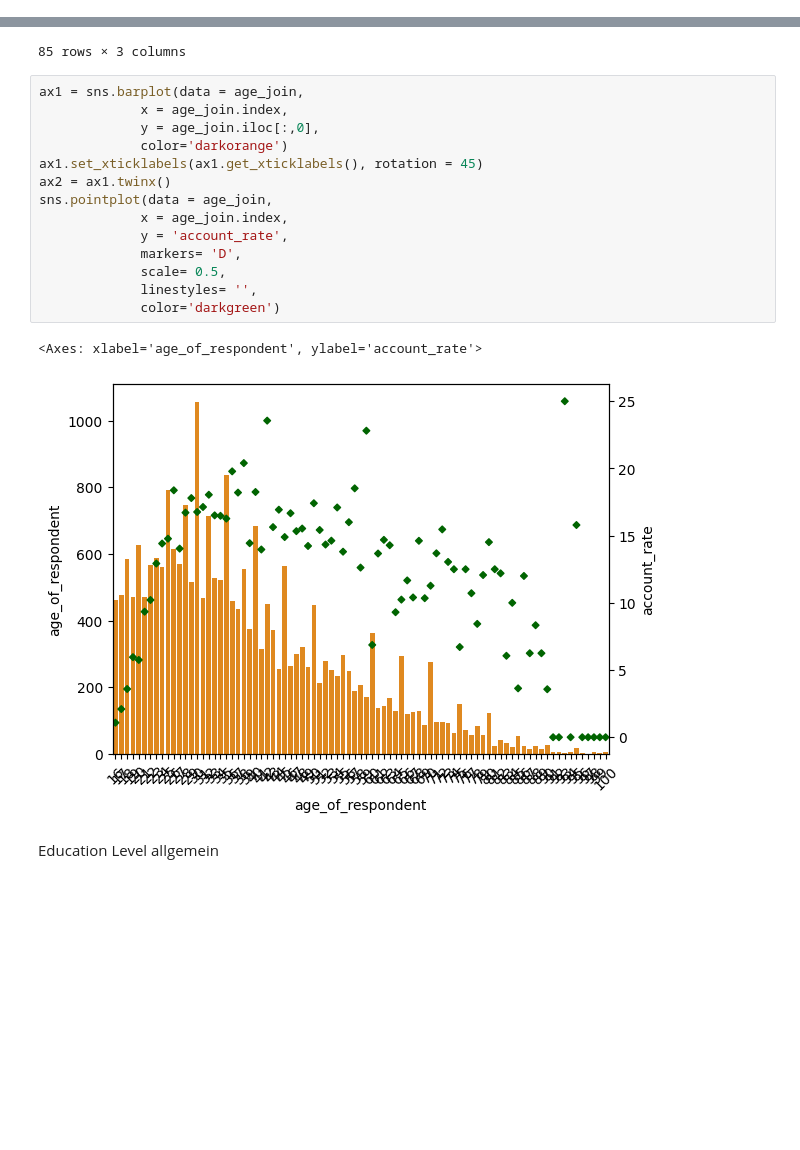
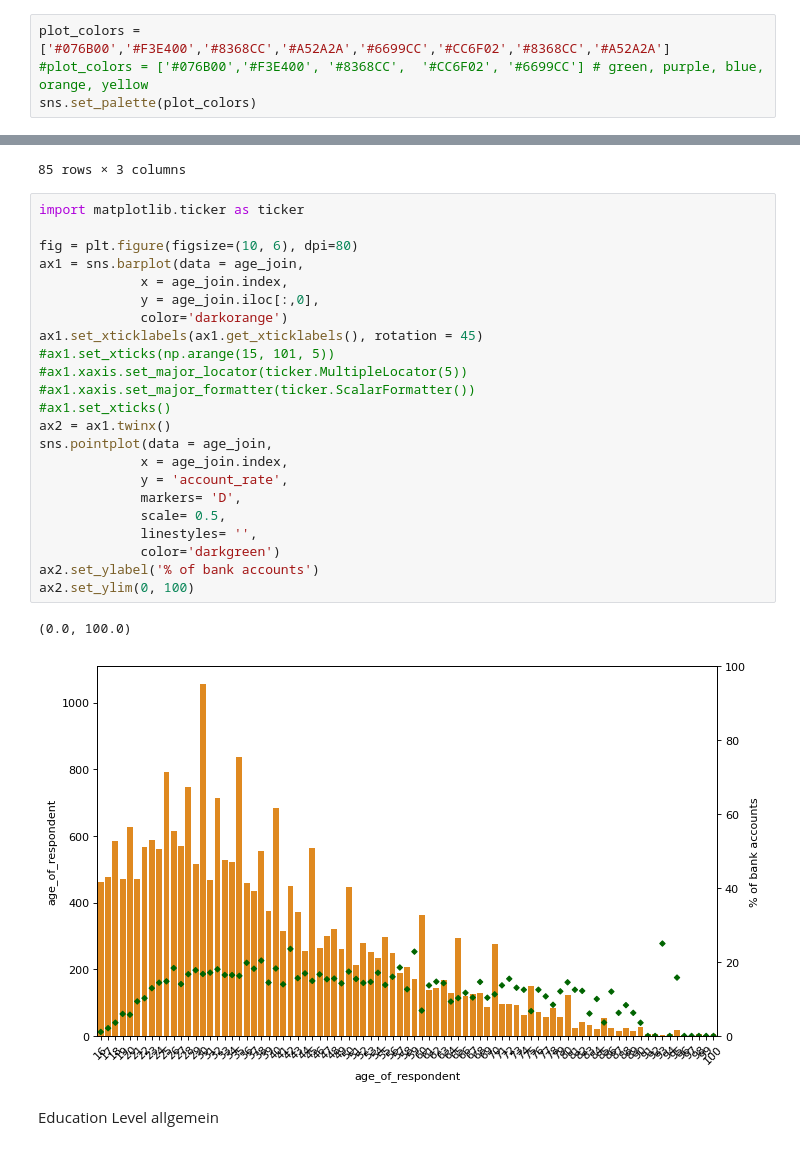
Before and after one commit to M4R1T4/ML_proj_Feb_2024, a Jupyter notebook: 01_Data_and_EDA.ipynb, the cells around one changed output, grey strips where cells are left out. Saved outputs shown, nothing was run; the diff lists cells and outputs as text; blank space fills up the shorter version.

```diff
--- a/01_Data_and_EDA.ipynb
+++ b/01_Data_and_EDA.ipynb
@@ -23,6 +23,10 @@ import matplotlib.pyplot as plt
 # machine learning
 from sklearn.model_selection import train_test_split
 from sklearn.metrics import accuracy_score
+# %%
+plot_colors = ['#076B00','#F3E400','#8368CC','#A52A2A','#6699CC','#CC6F02','#8368CC','#A52A2A']
+#plot_colors = ['#076B00','#F3E400', '#8368CC',  '#CC6F02', '#6699CC'] # green, purple, blue, orange, yellow
+sns.set_palette(plot_colors)
 # %% [markdown]
 ### 1. Load the dataset
 # %%
@@ -592,22 +589,31 @@ age_join
 | 100 | 5 | 0.0 | 0.000000 |
 85 rows × 3 columns
 # %%
+import matplotlib.ticker as ticker
+
+fig = plt.figure(figsize=(10, 6), dpi=80)
 ax1 = sns.barplot(data = age_join,
              x = age_join.index,
              y = age_join.iloc[:,0],
              color='darkorange')
 ax1.set_xticklabels(ax1.get_xticklabels(), rotation = 45)
+#ax1.set_xticks(np.arange(15, 101, 5))
+#ax1.xaxis.set_major_locator(ticker.MultipleLocator(5))
+#ax1.xaxis.set_major_formatter(ticker.ScalarFormatter())
+#ax1.set_xticks()
 ax2 = ax1.twinx()
 sns.pointplot(data = age_join,
              x = age_join.index,
              y = 'account_rate',
              markers= 'D',
              scale= 0.5,
              linestyles= '',
              color='darkgreen')
+ax2.set_ylabel('% of bank accounts')
+ax2.set_ylim(0, 100)
 # %% [output]
-<Axes: xlabel='age_of_respondent', ylabel='account_rate'>
+(0.0, 100.0)
-[figure, old version]
+[figure, new version]
 # %% [markdown]
 Education Level allgemein
 # %%
```
Also changed, not shown: parts of 36 cells of this notebook.
